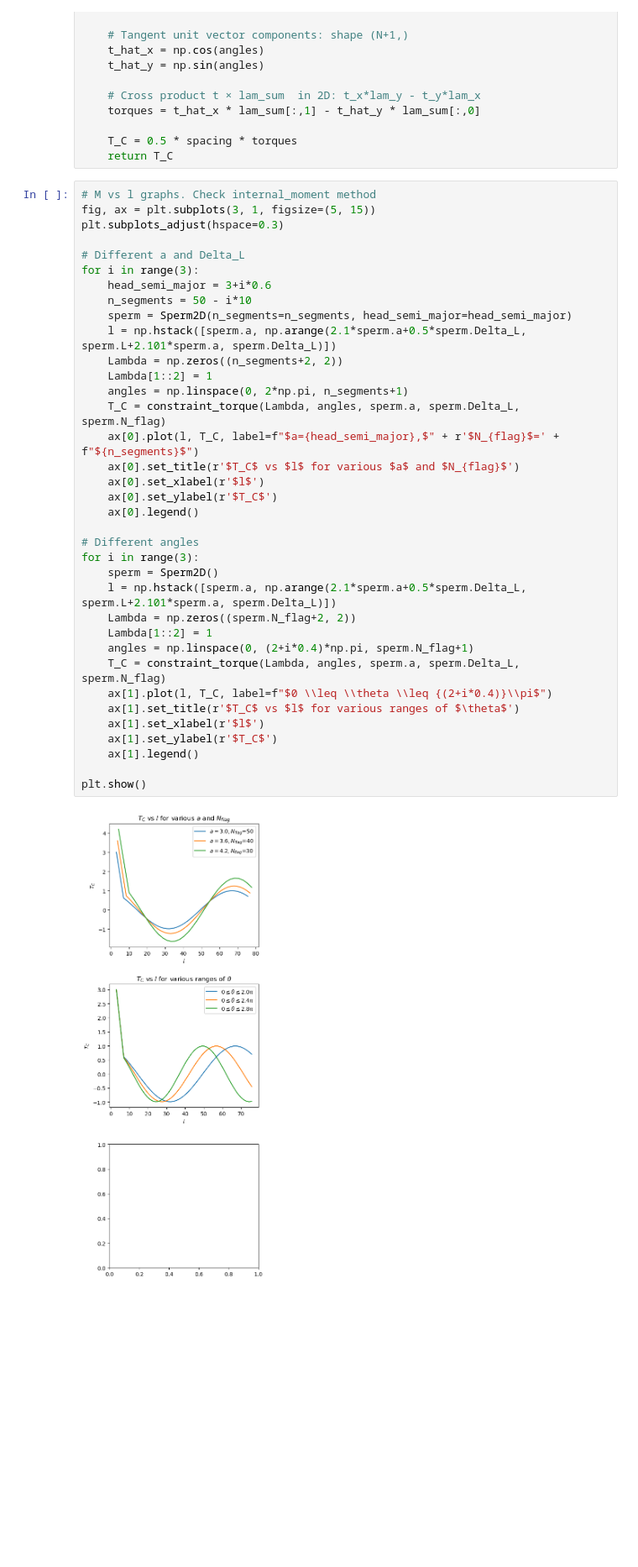
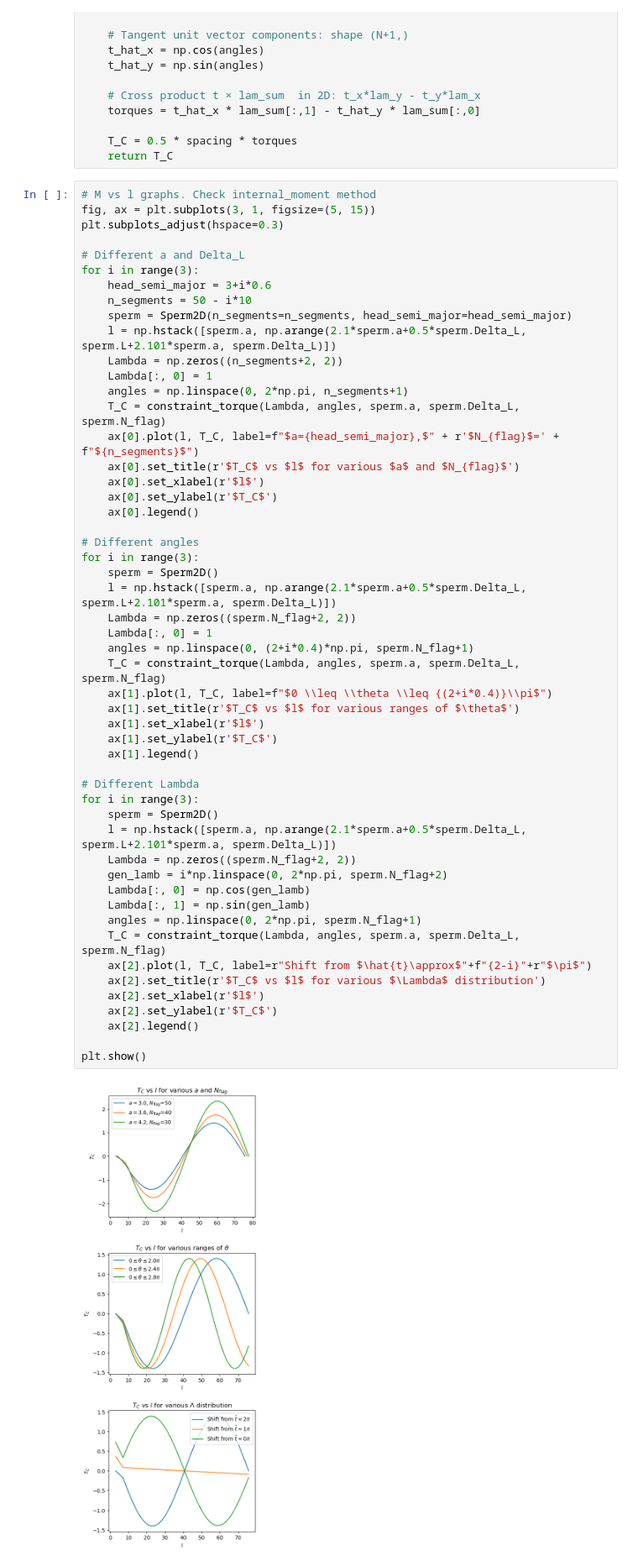
Before and after one commit to lyuanz/sperm_test, a Jupyter notebook: testing.ipynb, the cells around one changed output. Shown at 84% size. Drawn from its saved outputs; the diff is of its cells as text; blank space fills up the shorter version.

```diff
--- a/testing.ipynb
+++ b/testing.ipynb
@@ -474,33 +475,49 @@ plt.subplots_adjust(hspace=0.3)
 # Different a and Delta_L
 for i in range(3):
     head_semi_major = 3+i*0.6
     n_segments = 50 - i*10
     sperm = Sperm2D(n_segments=n_segments, head_semi_major=head_semi_major)
     l = np.hstack([sperm.a, np.arange(2.1*sperm.a+0.5*sperm.Delta_L, sperm.L+2.101*sperm.a, sperm.Delta_L)])
     Lambda = np.zeros((n_segments+2, 2))
-    Lambda[1::2] = 1
+    Lambda[:, 0] = 1
     angles = np.linspace(0, 2*np.pi, n_segments+1)
     T_C = constraint_torque(Lambda, angles, sperm.a, sperm.Delta_L, sperm.N_flag)
     ax[0].plot(l, T_C, label=f"$a={head_semi_major},$" + r'$N_{flag}$=' + f"${n_segments}$")
     ax[0].set_title(r'$T_C$ vs $l$ for various $a$ and $N_{flag}$')
     ax[0].set_xlabel(r'$l$')
     ax[0].set_ylabel(r'$T_C$')
     ax[0].legend()
 
 # Different angles
 for i in range(3):
     sperm = Sperm2D()
     l = np.hstack([sperm.a, np.arange(2.1*sperm.a+0.5*sperm.Delta_L, sperm.L+2.101*sperm.a, sperm.Delta_L)])
     Lambda = np.zeros((sperm.N_flag+2, 2))
-    Lambda[1::2] = 1
+    Lambda[:, 0] = 1
     angles = np.linspace(0, (2+i*0.4)*np.pi, sperm.N_flag+1)
     T_C = constraint_torque(Lambda, angles, sperm.a, sperm.Delta_L, sperm.N_flag)
     ax[1].plot(l, T_C, label=f"$0 \\leq \\theta \\leq {(2+i*0.4)}\\pi$")
     ax[1].set_title(r'$T_C$ vs $l$ for various ranges of $\theta$')
     ax[1].set_xlabel(r'$l$')
     ax[1].set_ylabel(r'$T_C$')
     ax[1].legend()
 
+# Different Lambda
+for i in range(3):
+    sperm = Sperm2D()
+    l = np.hstack([sperm.a, np.arange(2.1*sperm.a+0.5*sperm.Delta_L, sperm.L+2.101*sperm.a, sperm.Delta_L)])
+    Lambda = np.zeros((sperm.N_flag+2, 2))
+    gen_lamb = i*np.linspace(0, 2*np.pi, sperm.N_flag+2)
+    Lambda[:, 0] = np.cos(gen_lamb)
+    Lambda[:, 1] = np.sin(gen_lamb)
+    angles = np.linspace(0, 2*np.pi, sperm.N_flag+1)
+    T_C = constraint_torque(Lambda, angles, sperm.a, sperm.Delta_L, sperm.N_flag)
+    ax[2].plot(l, T_C, label=r"Shift from $\hat{t}\approx$"+f"{2-i}"+r"$\pi$")
+    ax[2].set_title(r'$T_C$ vs $l$ for various $\Lambda$ distribution')
+    ax[2].set_xlabel(r'$l$')
+    ax[2].set_ylabel(r'$T_C$')
+    ax[2].legend()
+
 plt.show()
 # %% [output]
-[figure, old version]
+[figure, new version]
```
Also changed, not shown: parts of 5 cells of this notebook.
